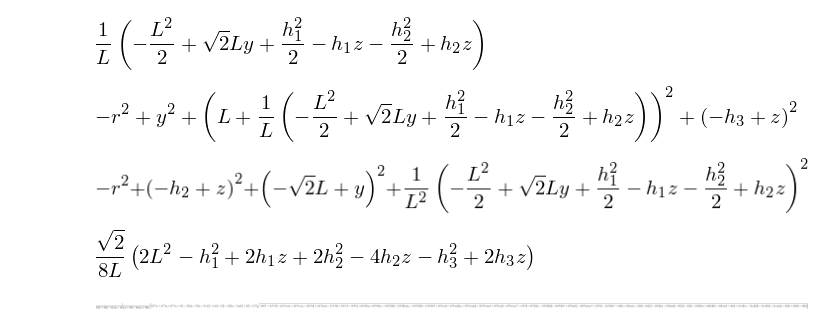
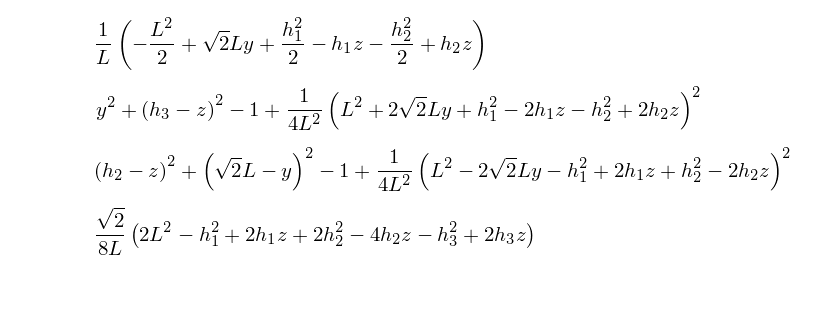
Before and after one commit to nicoguaro/notebooks_examples, a Jupyter notebook: Delta_3D_printer.ipynb, the cells around one changed output. Saved outputs shown, nothing was run; the diff lists cells and outputs as text; code cells hidden in the pictures; blank space fills up the shorter version.

```diff
--- a/Delta_3D_printer.ipynb
+++ b/Delta_3D_printer.ipynb
@@ -20,31 +34,28 @@ being $(x,y,z)$ the coordinates of the _table_, $(h_1,h_2,h_3)$ the heights of t
 # %%
-eq1 = (x - L)**2 + y**2 + (z - h1)**2 - r**2
-eq2 = x**2 + (y - sqrt(2)*L)**2 + (z - h2)**2 - r**2
-eq3 =(x + L)**2 + y**2 + (z - h3)**2 - r**2
+eq1 = (x - L)**2 + y**2 + (z - h1)**2 - 1
+eq2 = x**2 + (y - sqrt(2)*L)**2 + (z - h2)**2 - 1
+eq3 =(x + L)**2 + y**2 + (z - h3)**2 - 1
 # %%
-aux1 = solve(expand(eq1) - eq2, x)[0]
+aux1 = simplify(solve(expand(eq1) - eq2, x)[0])
 aux1
 # %% [output]
 [figure]
 # %%
-aux2 = eq3.subs(x, aux1)
+aux2 = simplify(eq3.subs(x, aux1))
 aux2
 # %% [output]
-[figure, old version]
+[figure, new version]
 # %%
-aux3 = eq2.subs(x, aux1)
+aux3 = simplify(eq2.subs(x, aux1))
 aux3
 # %% [output]
-[figure, old version]
+[figure, new version]
 # %%
 aux4 = solve(expand(aux2 - aux3), y)[0]
 aux4
 # %% [output]
 [figure]
 # %%
-z_sol = solve(aux3.subs(y, aux4), z)[1]
-z_sol
+z_sol = solve(aux3.subs(y, aux4), z)[0]
-# %% [output]
-[figure, removed]
 # %%
 y_sol = aux4.subs(z, z_sol)
```
Also changed, not shown: parts of 13 cells of this notebook.
